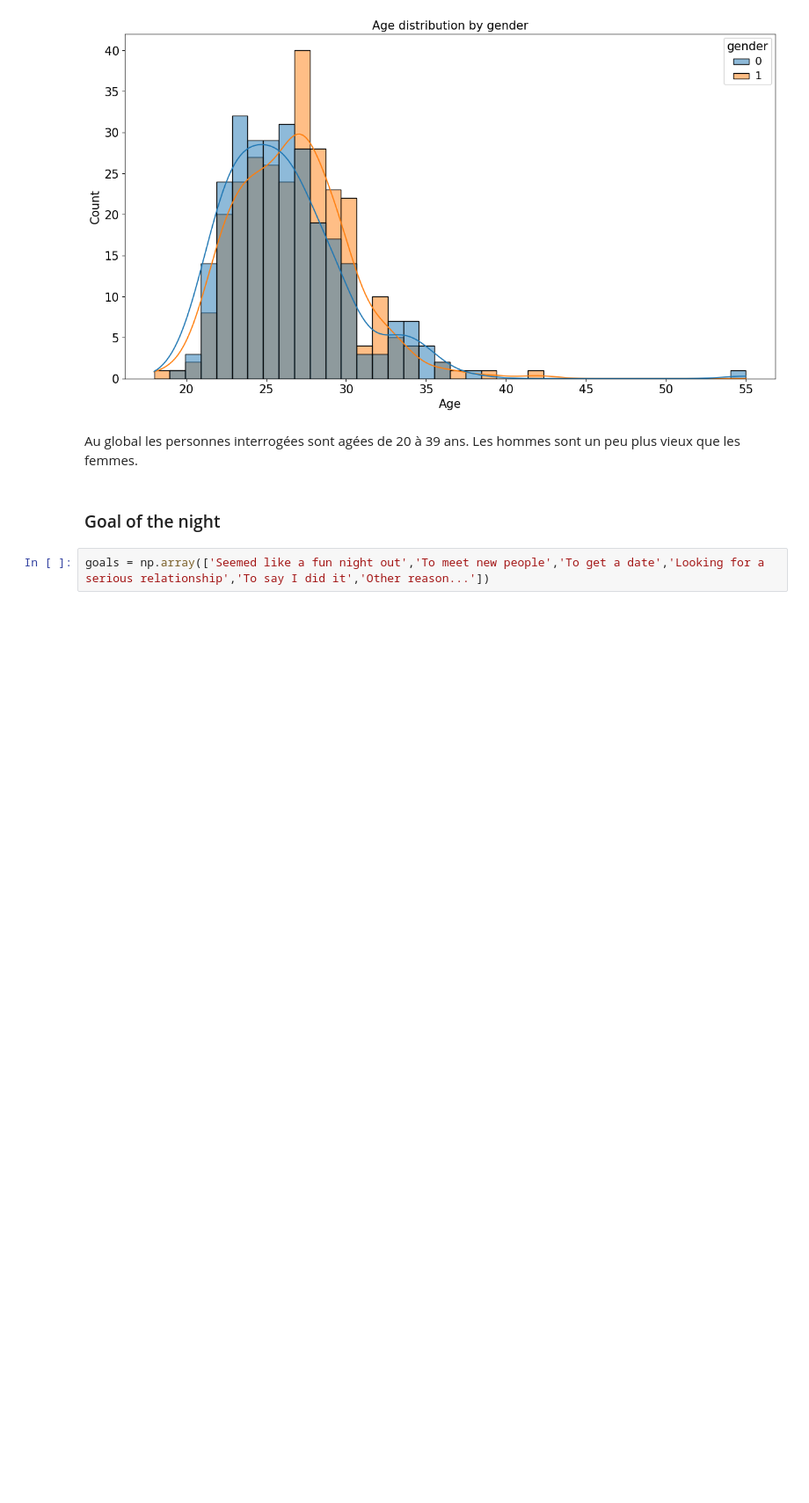
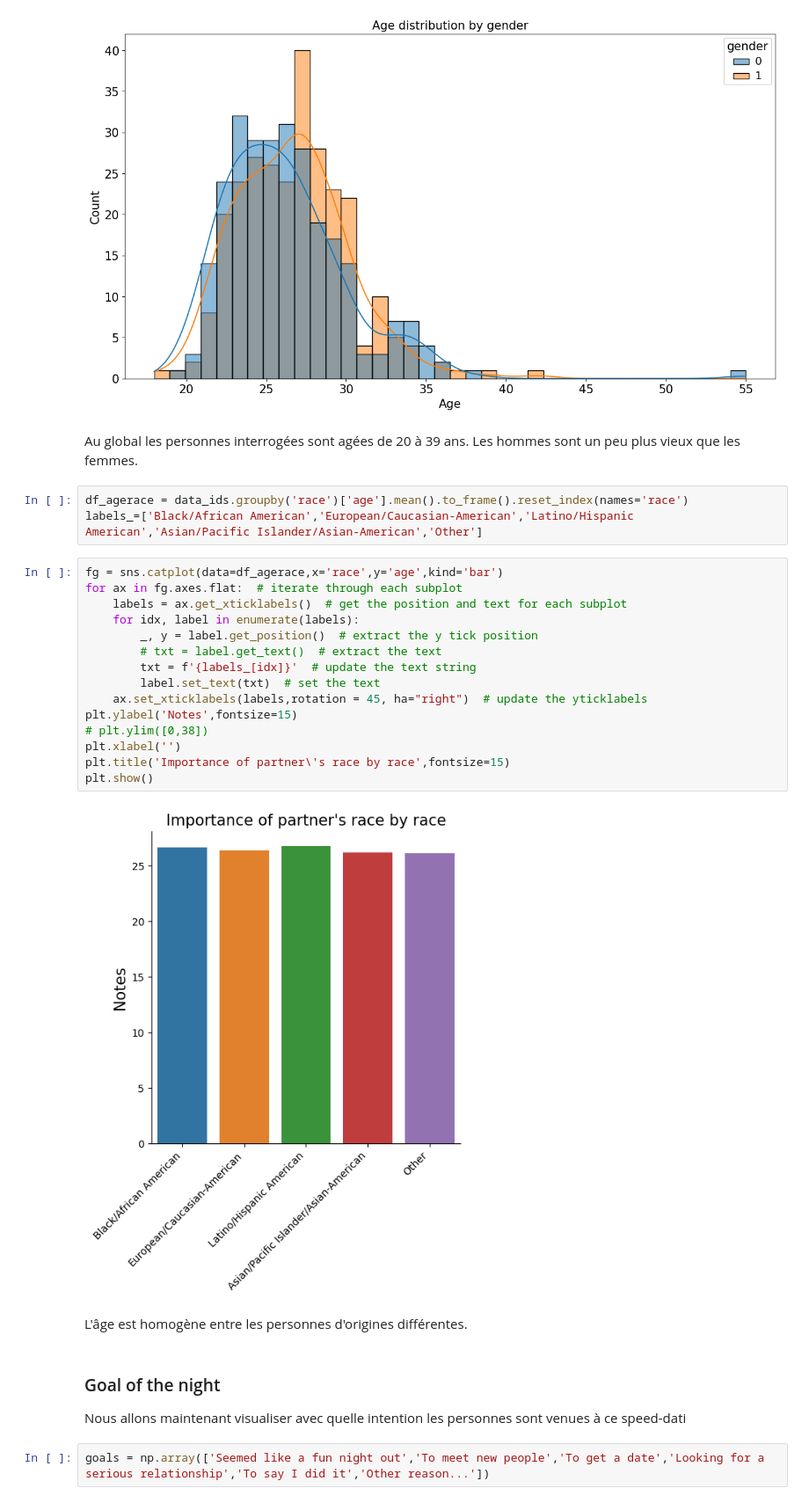
Before and after one commit to bento7/BigData, a Jupyter notebook: CHAUVEL_BENJAMIN.ipynb, the cells around one changed output. Shown at 88% size. Drawn from its saved outputs; the diff is of its cells as text; blank space fills up the shorter version.

```diff
--- a/CHAUVEL_BENJAMIN.ipynb
+++ b/CHAUVEL_BENJAMIN.ipynb
@@ -403,8 +329,32 @@ plt.show()
 [figure]
 # %% [markdown]
 Au global les personnes interrogées sont agées de 20 à 39 ans. Les hommes sont un peu plus vieux que les femmes.
-# %% [markdown]
-### Goal of the night
+# %%
+df_agerace = data_ids.groupby('race')['age'].mean().to_frame().reset_index(names='race')
+labels_=['Black/African American','European/Caucasian-American','Latino/Hispanic American','Asian/Pacific Islander/Asian-American','Other']
+# %%
+fg = sns.catplot(data=df_agerace,x='race',y='age',kind='bar')
+for ax in fg.axes.flat:  # iterate through each subplot
+    labels = ax.get_xticklabels()  # get the position and text for each subplot
+    for idx, label in enumerate(labels):
+        _, y = label.get_position()  # extract the y tick position
+        # txt = label.get_text()  # extract the text
+        txt = f'{labels_[idx]}'  # update the text string
+        label.set_text(txt)  # set the text
+    ax.set_xticklabels(labels,rotation = 45, ha="right")  # update the yticklabels
+plt.ylabel('Notes',fontsize=15)
+# plt.ylim([0,38])
+plt.xlabel('')
+plt.title('Importance of partner\'s race by race',fontsize=15)
+plt.show()
+# %% [output]
+[figure, added]
+# %% [markdown]
+L'âge est homogène entre les personnes d'origines différentes.
+# %% [markdown]
+### Goal of the night
+
+Nous allons maintenant visualiser avec quelle intention les personnes sont venues à ce speed-dati
 # %%
 goals = np.array(['Seemed like a fun night out','To meet new people','To get a date','Looking for a serious relationship','To say I did it','Other reason...'])
 # %%
```
Also changed, not shown: parts of 91 cells of this notebook.
